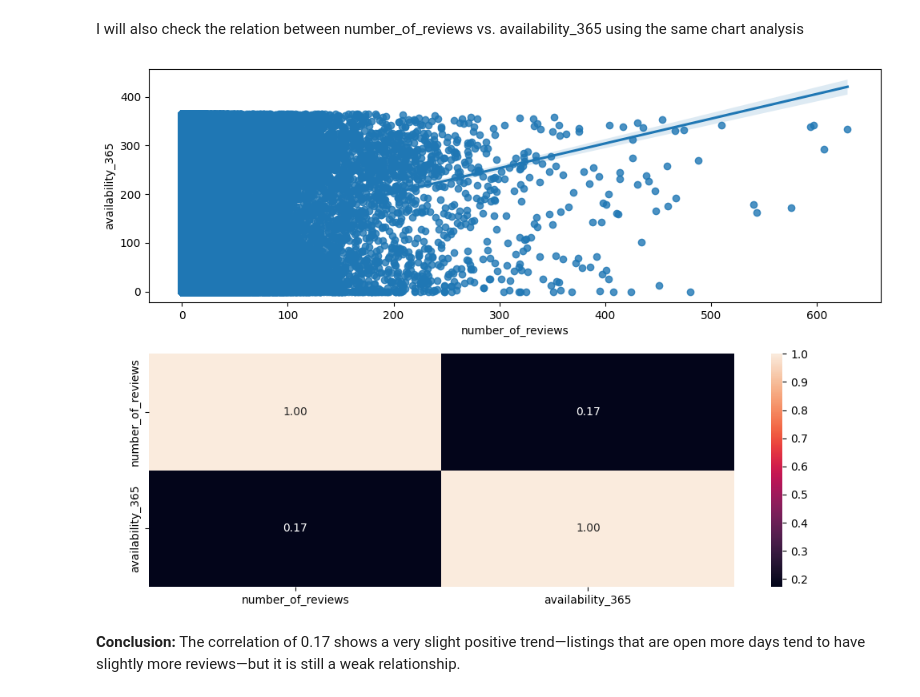
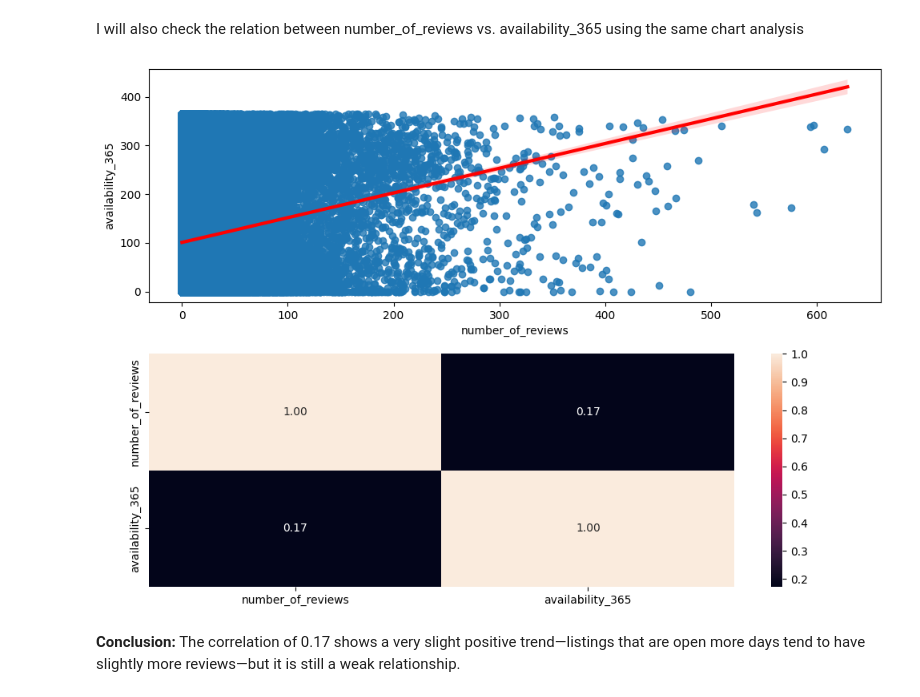
Before and after one commit to 4GeeksAcademy/kiko-bar_Data-Preprocessing-EDA_v2, a Jupyter notebook: src/explore.ipynb, the cells around one changed output. Cells and saved outputs as stored; diff of their text form; code cells hidden in the pictures.

```diff
--- a/src/explore.ipynb
+++ b/src/explore.ipynb
@@ -290,13 +289,13 @@ I will also check the relation between number_of_reviews vs. availability_365 us
 # %%
 fig, axis = plt.subplots(nrows= 2, figsize = (10, 7))
 
-sns.regplot(ax= axis[0], data = df, x = "number_of_reviews", y = "availability_365")
+sns.regplot(ax= axis[0], data = df, x = "number_of_reviews", y = "availability_365", line_kws= {"color": "red", "lw": 3})
 sns.heatmap(df[["number_of_reviews", "availability_365"]].corr(), annot = True, fmt = ".2f", ax= axis[1])
 
 plt.tight_layout()
 plt.show()
 # %% [output]
-[figure, old version]
+[figure, new version]
 # %% [markdown]
 **Conclusion:** The correlation of 0.17 shows a very slight positive trend—listings that are open more days tend to have slightly more reviews—but it is still a weak relationship.
 # %% [markdown]
```
Also changed, not shown: parts of 19 cells of this notebook, 3 other files.
